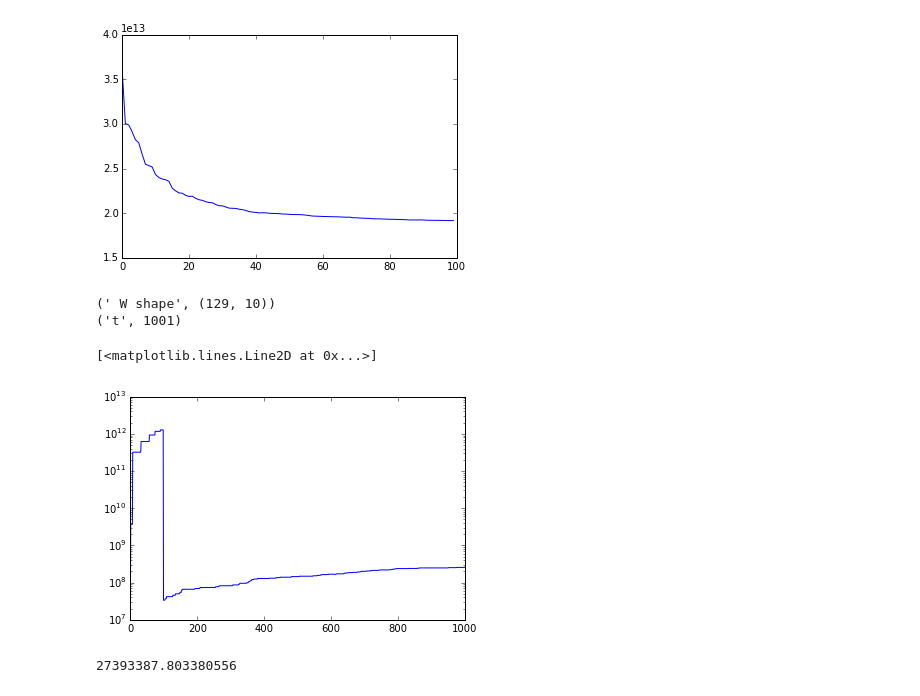
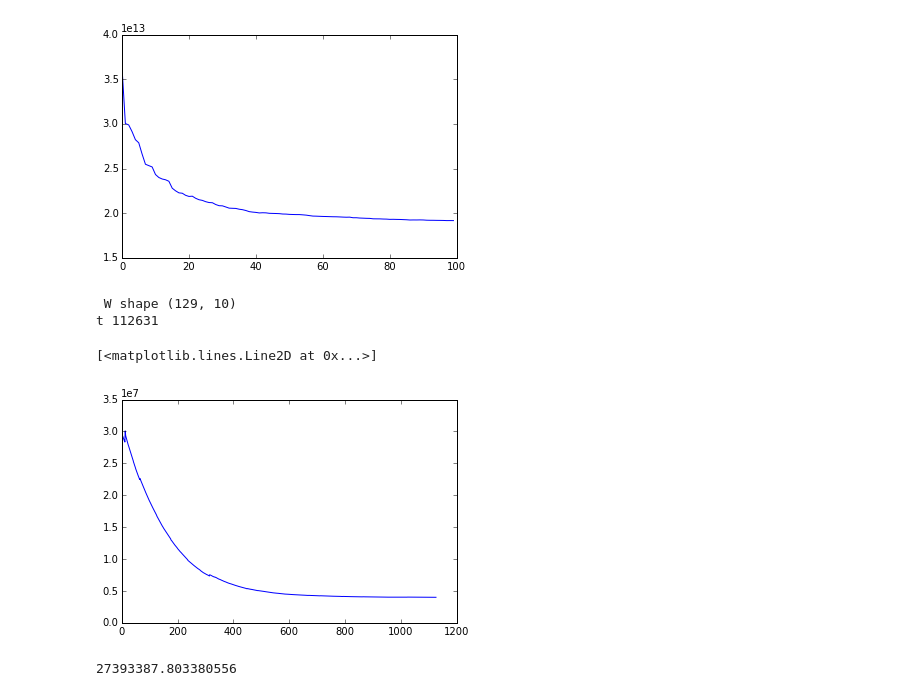
Before and after one commit to aartibagul/Source-Separation, a Jupyter notebook: Source_Separation.ipynb, the cells around one changed output. Saved outputs shown, nothing was run; the diff lists cells and outputs as text; code cells hidden in the pictures.

```diff
--- a/Source_Separation.ipynb
+++ b/Source_Separation.ipynb
@@ -288,7 +286,7 @@ def online_nmf(spectrum, W, H,A, B, rho, beta, eta, eps):
     h = np.random.rand(W.shape[1],)
     n = spectrum.shape[1]
     cost = []
-    #cost.append(compute_obj(spectrum,W,H,eps))
+    cost.append(compute_obj(spectrum,W,H,eps))
 
     while np.linalg.norm(W - W_old, ord = "fro") > eta:
 
@@ -323,18 +321,21 @@ def online_nmf(spectrum, W, H,A, B, rho, beta, eta, eps):
                 A[:,i] = A[:,i]/s
                 B[:,i] = B[:,i]*s
                 #print(i)
+
             #print(np.linalg.norm(compute_obj(spectrum,W_old,H,eps))- compute_obj(spectrum,W,H,eps))
+            gc.disable()
+            cost.append(compute_obj(spectrum,W,H,eps))
+            gc.enable()
 
         #cost.append(compute_obj(spectrum,W,H,eps))
-        if t > 10*n:
+        if t > 100*n:
             print(" W shape" , W.shape)
             break
 
-
         #print("W", np.linalg.norm(W[:,1]))
         #print("H", np.linalg.norm(H[1]))
+        #print(compute_obj(spectrum,W,H.T,eps))
 
-        #print(compute_obj(spectrum,W,H.T,eps))
     print("t" , t)
     return W, H, cost
 # %%
@@ -342,15 +343,18 @@ np.linalg.norm(spectrum[:,4])
 # %% [output]
 9.9288495889693049
 # %%
-eps = 1e-6
+eps = 1e-12
 v = spectrum.T[0]
 K = 10
 W = abs(np.random.randn(spectrum.shape[0],K) + np.ones((spectrum.shape[0],K)))
-H = abs(np.random.randn(K, spectrum.shape[1]) + np.ones((K, spectrum.shape[1])))
+H = np.zeros((K, spectrum.shape[1]))
+#abs(np.random.randn(K, spectrum.shape[1]) + np.ones((K, spectrum.shape[1])))
 
 A = np.zeros(W.shape)
 B = np.zeros(W.shape)
 
-
-W, H, cost = online_nmf(spectrum, W, H, A, B, 1, 100, 1e-2, eps)
+r = 1
+beta = 100
+rho = r**(beta/spectrum.shape[1])
+W, H, cost = online_nmf(spectrum, W, H, A, B, rho, beta, 1e-4, eps)
 # %% [output]
@@ -423,11 +413,11 @@ def k_means_objective(X, k, C, centers):
 # %%
 def mini_batch(X, k, b, max_iter):
     v = [0]*k
-    centers = random.sample(X, k)
+    centers = np.array(random.sample(list(X), k))
     distortion = []
 
     for i in range(max_iter):
-        M = random.sample(X,b)
+        M = np.array(random.sample(list(X),b))
         C=[0]*len(M)
         for i,x in enumerate(M):
             index = get_closest(x, centers)[0]
@@ -463,22 +453,27 @@ plt.plot([i for i in range(len(distortion))], distortion)
 [<matplotlib.lines.Line2D at 0x...>]
 [figure]
 # %%
-v2 = spectrum.T[0]
+
+v2 = spectrum[:,0]
 
 H2 = np.zeros((K, spectrum.shape[1]))
 
 A2 = np.zeros(W2.shape)
 B2 = np.zeros(W2.shape)
 
-W2, H2, cost2 = online_nmf(spectrum, W2, H2, A2, B2, 0.5**(100/spectrum.shape[1]), 100, 1e-2, eps)
+eps = 1e-12
+r = 1
+beta = 100
+rho = r**(beta/spectrum.shape[1])
+W2, H2, cost2 = online_nmf(spectrum, W2, H2, A2, B2, rho, beta, 1e-5, eps)
 # %% [output]
-(' W shape', (129, 10))
-('t', 1001)
+ W shape (129, 10)
+t 112631
 # %%
-plt.semilogy([i for i in range(len(cost2))], cost2)
+plt.plot([i for i in range(len(cost2))], cost2)
 # %% [output]
 [<matplotlib.lines.Line2D at 0x...>]
-[figure, old version]
+[figure, new version]
 # %%
 compute_obj(spectrum,W2,H2,eps)
 # %% [output]
```
Also changed, not shown: parts of 9 cells of this notebook.
